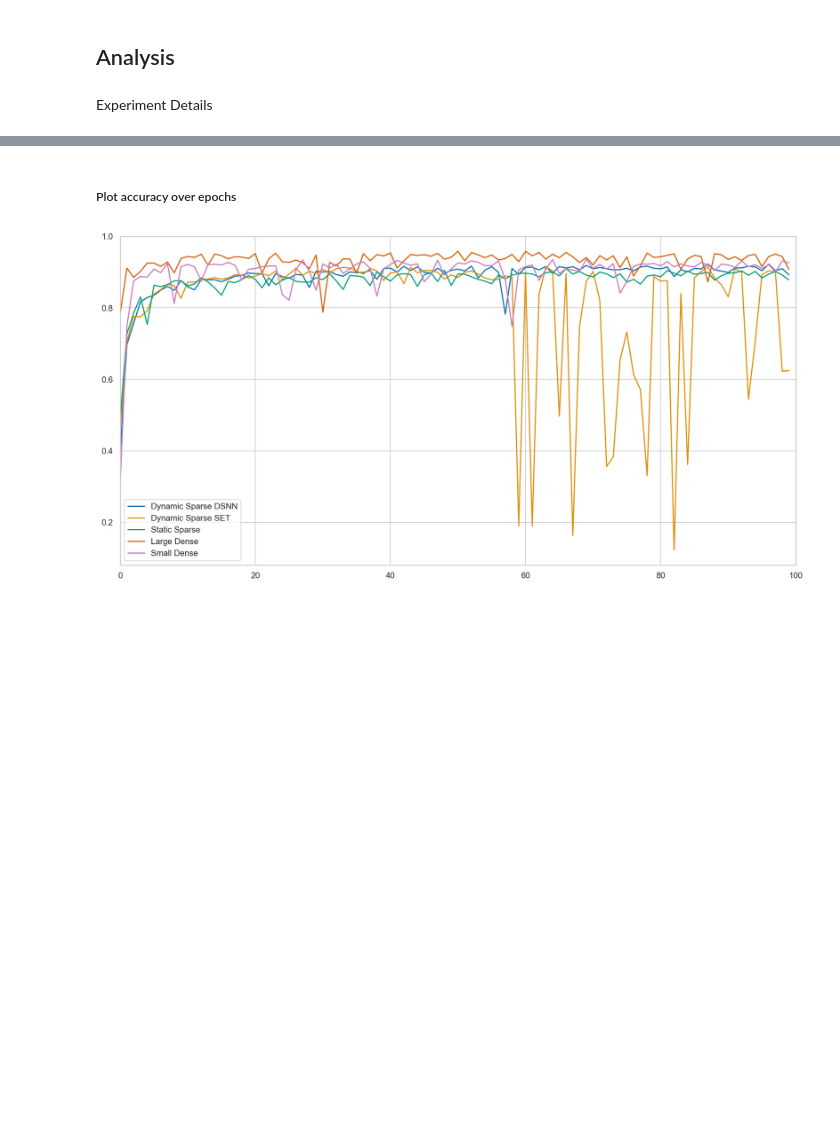
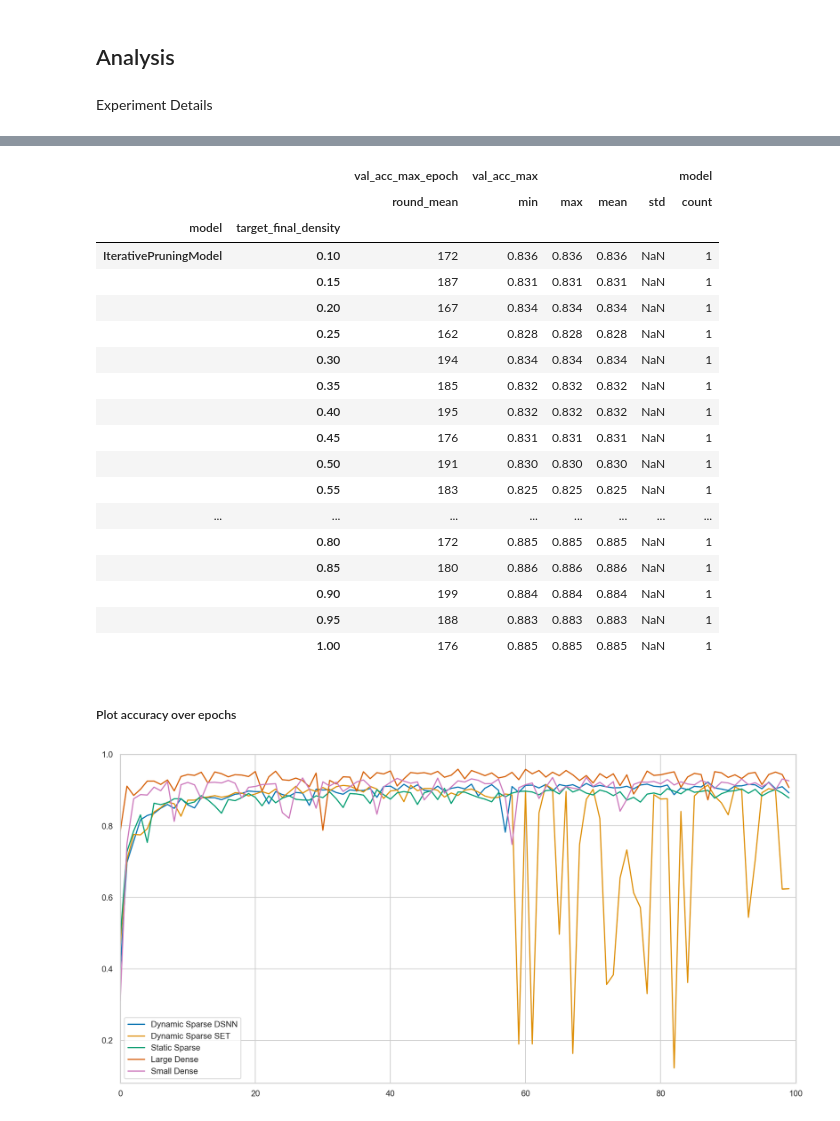
Before and after one commit to numenta/nupic.research, a Jupyter notebook: projects/dynamic_sparse/notebooks/ExperimentAnalysis-Comparisons.ipynb, the cells around one changed output, grey strips where cells are left out. Saved outputs shown, nothing was run; the diff lists cells and outputs as text; code cells hidden in the pictures; blank space fills up the shorter version.

```diff
--- a/projects/dynamic_sparse/notebooks/ExperimentAnalysis-Comparisons.ipynb
+++ b/projects/dynamic_sparse/notebooks/ExperimentAnalysis-Comparisons.ipynb
@@ -224,3 +229,25 @@ def agg(columns, filter=None, round=3):
+# %%
+agg(['model', 'target_final_density'])
+# %% [output]
+|  |  | val_acc_max_epoch | val_acc_max |  |  |  | model |
+|  |  | round_mean | min | max | mean | std | count |
+| model | target_final_density |  |  |  |  |  |  |
+| IterativePruningModel | 0.10 | 172 | 0.836 | 0.836 | 0.836 | NaN | 1 |
+|  | 0.15 | 187 | 0.831 | 0.831 | 0.831 | NaN | 1 |
+|  | 0.20 | 167 | 0.834 | 0.834 | 0.834 | NaN | 1 |
+|  | 0.25 | 162 | 0.828 | 0.828 | 0.828 | NaN | 1 |
+|  | 0.30 | 194 | 0.834 | 0.834 | 0.834 | NaN | 1 |
+|  | 0.35 | 185 | 0.832 | 0.832 | 0.832 | NaN | 1 |
+|  | 0.40 | 195 | 0.832 | 0.832 | 0.832 | NaN | 1 |
+|  | 0.45 | 176 | 0.831 | 0.831 | 0.831 | NaN | 1 |
+|  | 0.50 | 191 | 0.830 | 0.830 | 0.830 | NaN | 1 |
+|  | 0.55 | 183 | 0.825 | 0.825 | 0.825 | NaN | 1 |
+| ... | ... | ... | ... | ... | ... | ... | ... |
+|  | 0.80 | 172 | 0.885 | 0.885 | 0.885 | NaN | 1 |
+|  | 0.85 | 180 | 0.886 | 0.886 | 0.886 | NaN | 1 |
+|  | 0.90 | 199 | 0.884 | 0.884 | 0.884 | NaN | 1 |
+|  | 0.95 | 188 | 0.883 | 0.883 | 0.883 | NaN | 1 |
+|  | 1.00 | 176 | 0.885 | 0.885 | 0.885 | NaN | 1 |
 # %% [markdown]
 ##### Plot accuracy over epochs
 # %%
```
Also changed, not shown: parts of 16 cells of this notebook, 2 other files.
